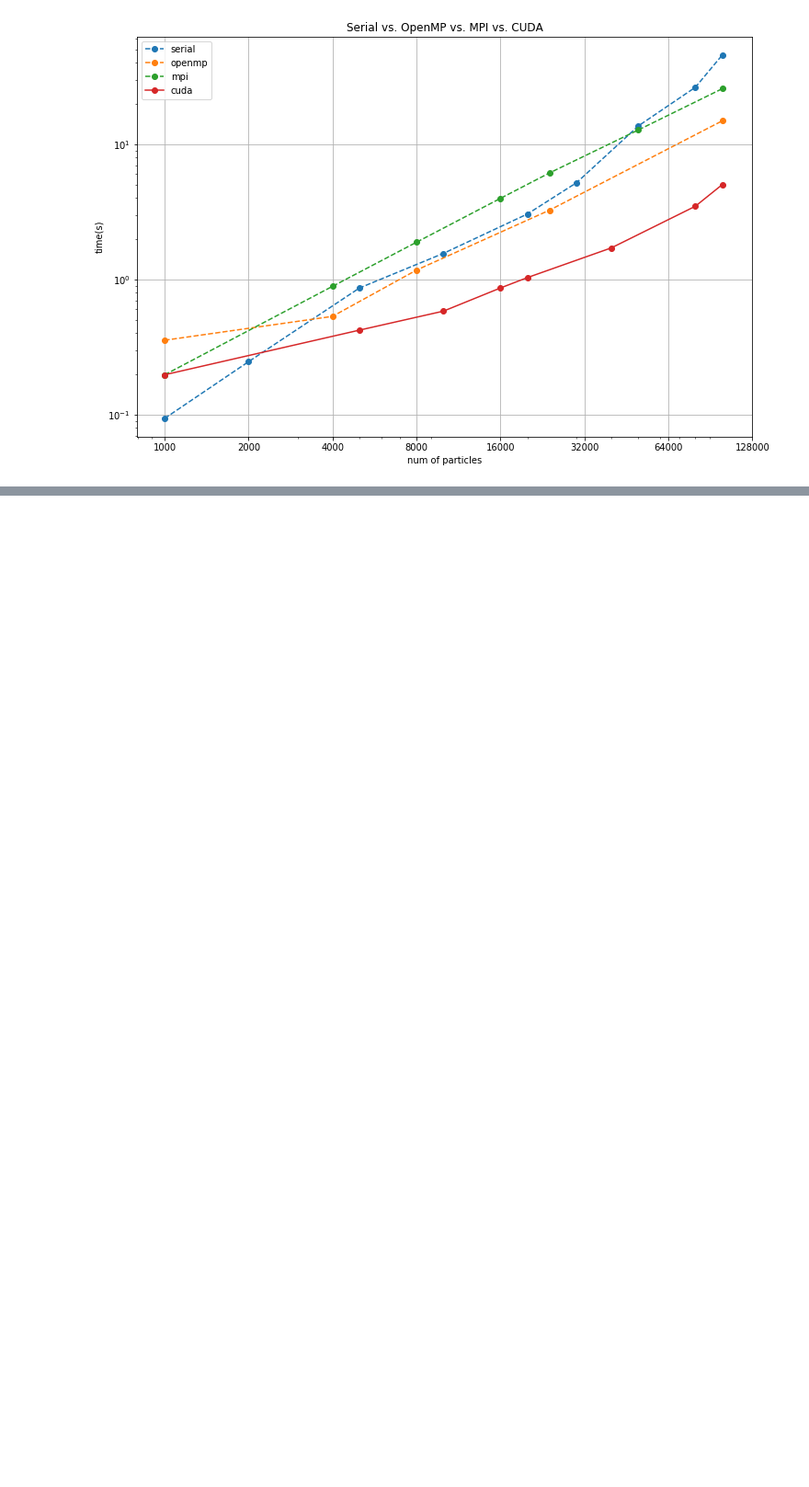
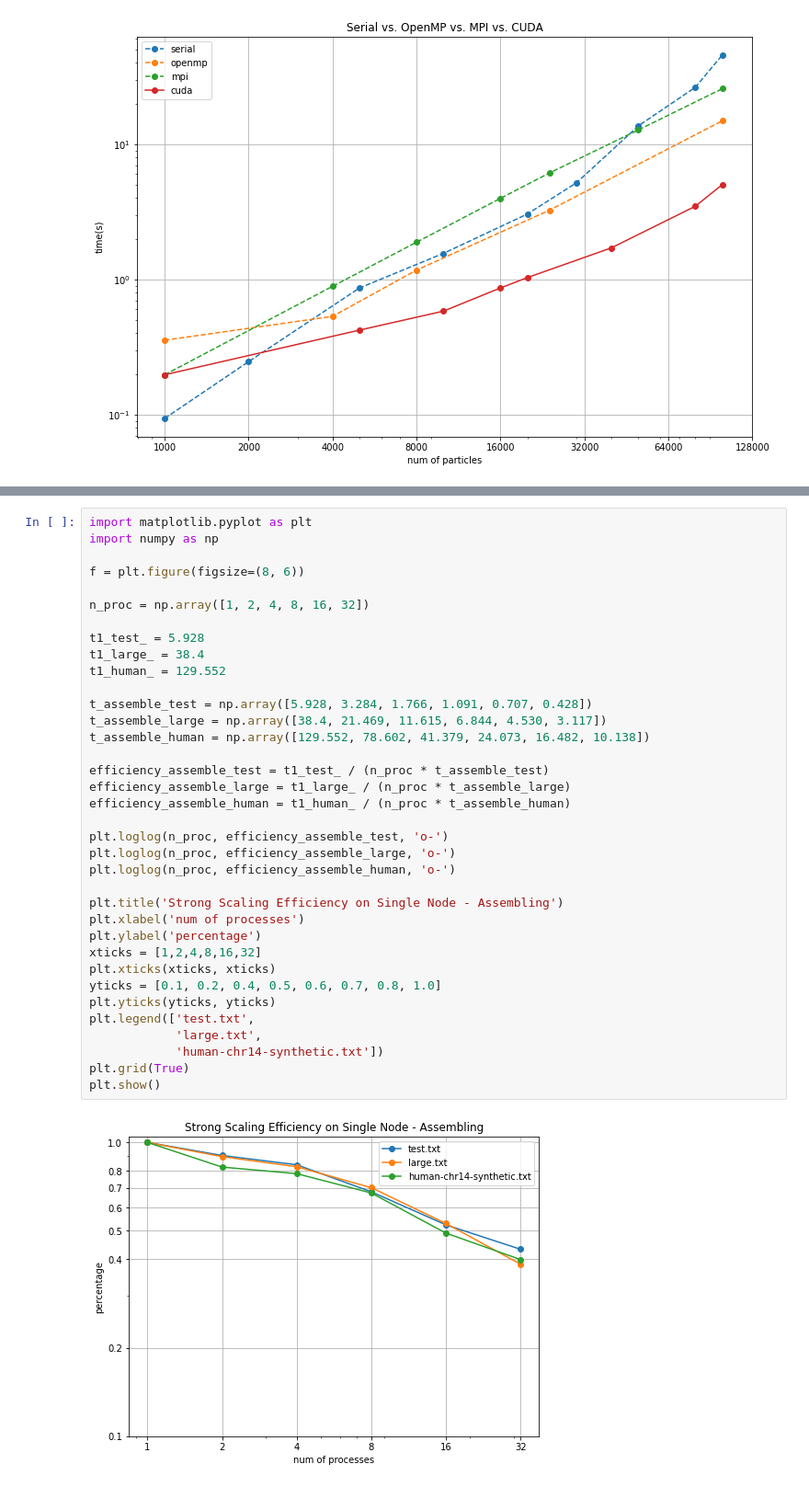
Before and after one commit to yunerzxy/parallel_computing, a Jupyter notebook: plots.ipynb, the cells around one changed output, grey strips where cells are left out. Shown at 92% size. Drawn from its saved outputs; the diff is of its cells as text; blank space fills up the shorter version.

```diff
--- a/plots.ipynb
+++ b/plots.ipynb
@@ -352,0 +392,38 @@ plt.show()
+# %%
+import matplotlib.pyplot as plt
+import numpy as np
+
+f = plt.figure(figsize=(8, 6))
+
+n_proc = np.array([1, 2, 4, 8, 16, 32])
+
+t1_test_ = 5.928
+t1_large_ = 38.4
+t1_human_ = 129.552
+
+t_assemble_test = np.array([5.928, 3.284, 1.766, 1.091, 0.707, 0.428])
+t_assemble_large = np.array([38.4, 21.469, 11.615, 6.844, 4.530, 3.117])
+t_assemble_human = np.array([129.552, 78.602, 41.379, 24.073, 16.482, 10.138])
+
+efficiency_assemble_test = t1_test_ / (n_proc * t_assemble_test)
+efficiency_assemble_large = t1_large_ / (n_proc * t_assemble_large)
+efficiency_assemble_human = t1_human_ / (n_proc * t_assemble_human)
+
+plt.loglog(n_proc, efficiency_assemble_test, 'o-')
+plt.loglog(n_proc, efficiency_assemble_large, 'o-')
+plt.loglog(n_proc, efficiency_assemble_human, 'o-')
+
+plt.title('Strong Scaling Efficiency on Single Node - Assembling')
+plt.xlabel('num of processes')
+plt.ylabel('percentage')
+xticks = [1,2,4,8,16,32]
+plt.xticks(xticks, xticks)
+yticks = [0.1, 0.2, 0.4, 0.5, 0.6, 0.7, 0.8, 1.0]
+plt.yticks(yticks, yticks)
+plt.legend(['test.txt',
+            'large.txt',
+            'human-chr14-synthetic.txt'])
+plt.grid(True)
+plt.show()
+# %% [output]
+[figure, added]
```
Also changed, not shown: parts of 7 cells of this notebook, 1 other file.
